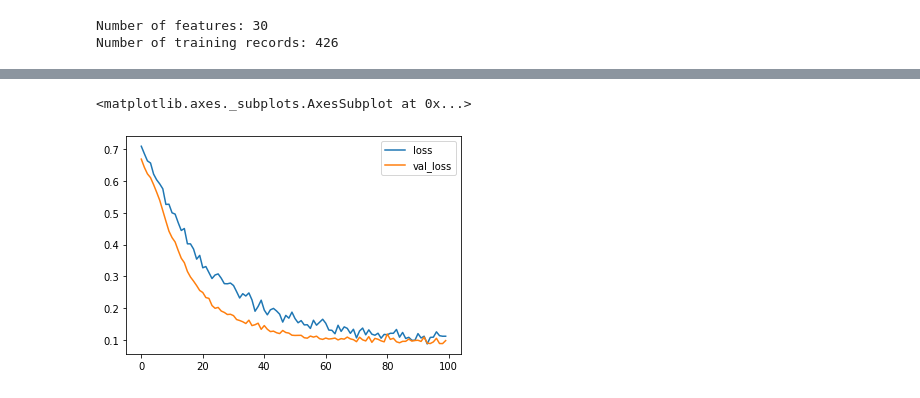
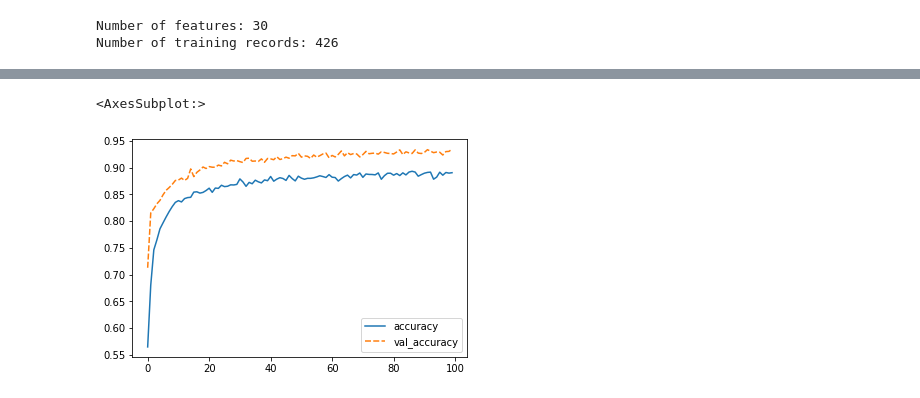
Before and after one commit to suvrodeep/Playing-with-Neural-Networks, a Jupyter notebook: test_classification.ipynb, the cells around one changed output, grey strips where cells are left out. Saved outputs shown, nothing was run; the diff lists cells and outputs as text; code cells hidden in the pictures.

```diff
--- a/test_classification.ipynb
+++ b/test_classification.ipynb
@@ -226,11 +232,10 @@ early_stop = EarlyStopping(monitor='val_loss', mode='min', patience=10)
 model = Sequential()
 
 model.add(Input(shape=(30,)))
-model.add(layer=Dense(30, activation='relu'))
-model.add(layer=Dense(15, activation='relu'))
+model.add(layer=Dense(32, activation='relu'))
+model.add(layer=Dense(16, activation='relu'))
 model.add(layer=Dense(1, activation='sigmoid'))
 
-model.compile(optimizer='adam', loss='binary_crossentropy')
 model.summary()
 # %% [output]
 Model: "sequential"
@@ -249,6 +254,7 @@ Non-trainable params: 0
 _________________________________________________________________
 # %%
 # Fit model with early stopping
+model.compile(optimizer='adam', loss='binary_crossentropy', metrics='accuracy')
 model.fit(x=X_train, y=y_train, epochs=100, validation_data=(X_test, y_test), callbacks=[early_stop], verbose=1)
 # %% [output]
 Epoch 1/100
@@ -299,13 +305,12 @@ backend.clear_session()
 model = Sequential()
 
 model.add(Input(shape=(30,)))
-model.add(layer=Dense(30, activation='relu'))
+model.add(layer=Dense(32, activation='relu'))
 model.add(layer=Dropout(0.5))
-model.add(layer=Dense(15, activation='relu'))
+model.add(layer=Dense(16, activation='relu'))
 model.add(layer=Dropout(0.5))
 model.add(layer=Dense(1, activation='sigmoid'))
 
-model.compile(optimizer='adam', loss='binary_crossentropy')
 model.summary()
 # %% [output]
 Model: "sequential"
@@ -328,6 +333,7 @@ Non-trainable params: 0
 _________________________________________________________________
 # %%
 # Fit model with dropout layers
+model.compile(optimizer='adam', loss='binary_crossentropy', metrics='accuracy')
 model.fit(x=X_train, y=y_train, epochs=100, validation_data=(X_test, y_test), verbose=1)
 # %% [output]
 Epoch 1/100
@@ -350,10 +356,10 @@ Epoch 100/100
 <tensorflow.python.keras.callbacks.History at 0x...>
 # %%
-loss_df = pd.DataFrame(model.history.history)
-loss_df.plot()
+metrics = pd.DataFrame(model.history.history)
+sns.lineplot(data=metrics[['accuracy', 'val_accuracy']])
 # %% [output]
-<matplotlib.axes._subplots.AxesSubplot at 0x...>
+<AxesSubplot:>
-[figure, old version]
+[figure, new version]
 # %%
 predict(model=model, X_test=X_test, y_test=y_test)
 # %% [output]
```
Also changed, not shown: parts of 23 cells of this notebook, 2 other files.
